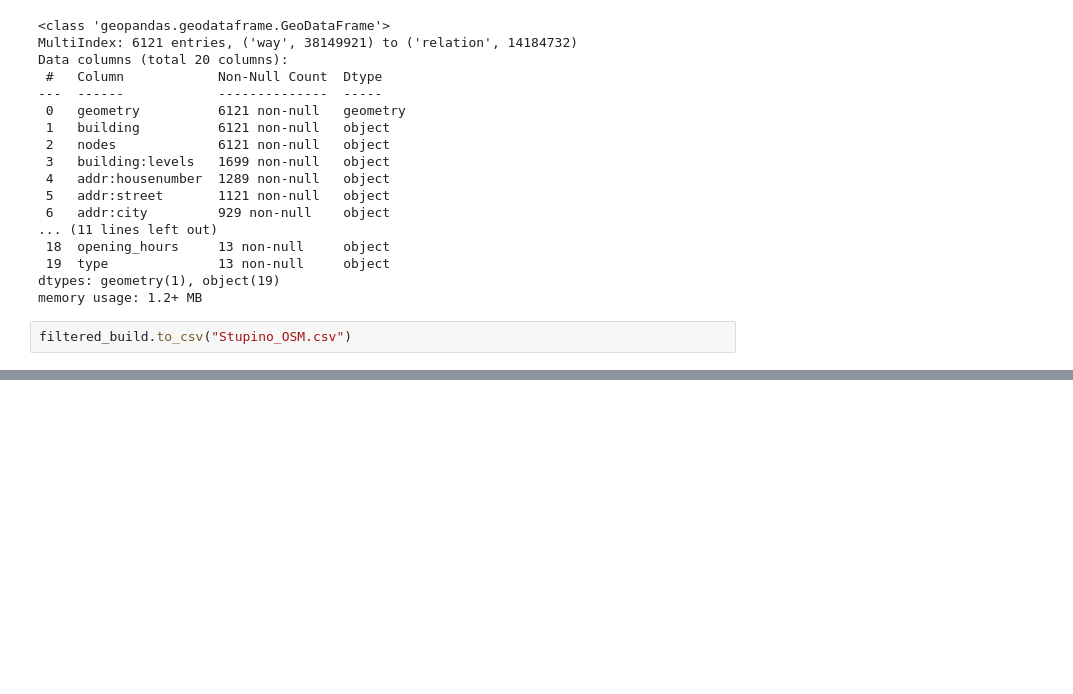
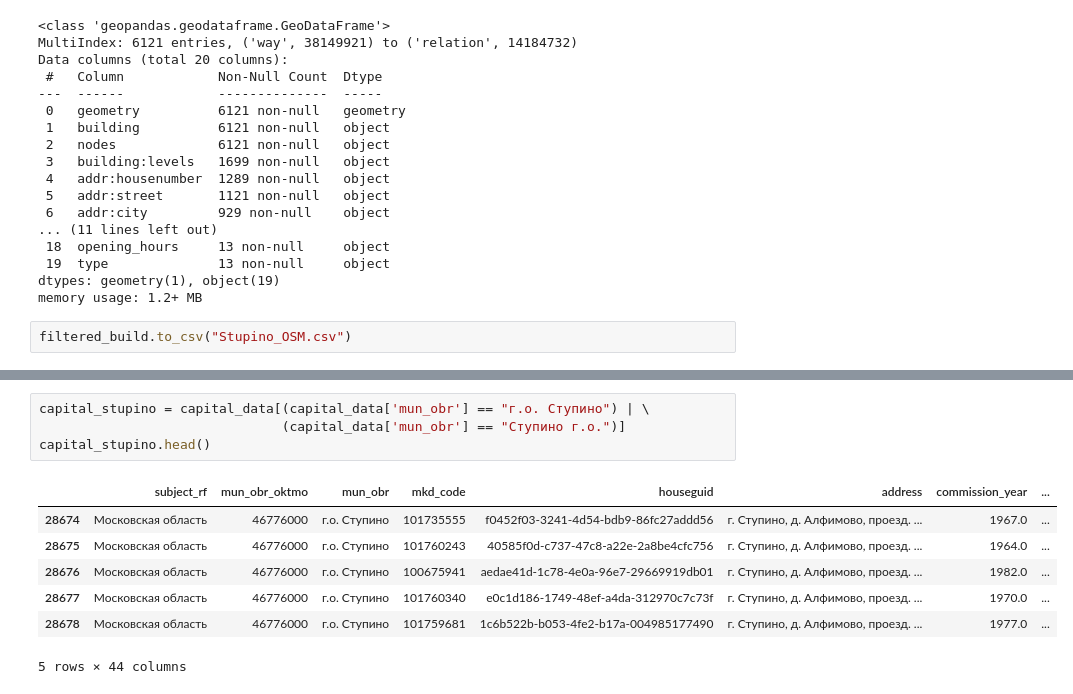
Before and after one commit to MADE-project-team1/CityTraffic, a Jupyter notebook: OSM/load_osm_buildings.ipynb, the cells around one changed output, grey strips where cells are left out. Saved outputs shown, nothing was run; the diff lists cells and outputs as text; blank space fills up the shorter version.

```diff
--- a/OSM/load_osm_buildings.ipynb
+++ b/OSM/load_osm_buildings.ipynb
@@ -185,0 +246,12 @@ filtered_build.to_csv("Stupino_OSM.csv")
+# %%
+capital_stupino = capital_data[(capital_data['mun_obr'] == "г.о. Ступино") | \
+                               (capital_data['mun_obr'] == "Ступино г.о.")]
+capital_stupino.head()
+# %% [output]
+|  | subject_rf | mun_obr_oktmo | mun_obr | mkd_code | houseguid | address | commission_year | ... |
+| 28674 | Московская область | 46776000 | г.о. Ступино | 101735555 | f0452f03-3241-4d54-bdb9-86fc27addd56 | г. Ступино, д. Алфимово, проезд. ... | 1967.0 | ... |
+| 28675 | Московская область | 46776000 | г.о. Ступино | 101760243 | 40585f0d-c737-47c8-a22e-2a8be4cfc756 | г. Ступино, д. Алфимово, проезд. ... | 1964.0 | ... |
+| 28676 | Московская область | 46776000 | г.о. Ступино | 100675941 | aedae41d-1c78-4e0a-96e7-29669919db01 | г. Ступино, д. Алфимово, проезд. ... | 1982.0 | ... |
+| 28677 | Московская область | 46776000 | г.о. Ступино | 101760340 | e0c1d186-1749-48ef-a4da-312970c7c73f | г. Ступино, д. Алфимово, проезд. ... | 1970.0 | ... |
+| 28678 | Московская область | 46776000 | г.о. Ступино | 101759681 | 1c6b522b-b053-4fe2-b17a-004985177490 | г. Ступино, д. Алфимово, проезд. ... | 1977.0 | ... |
+5 rows × 44 columns
```
Also changed, not shown: parts of 25 cells of this notebook.
